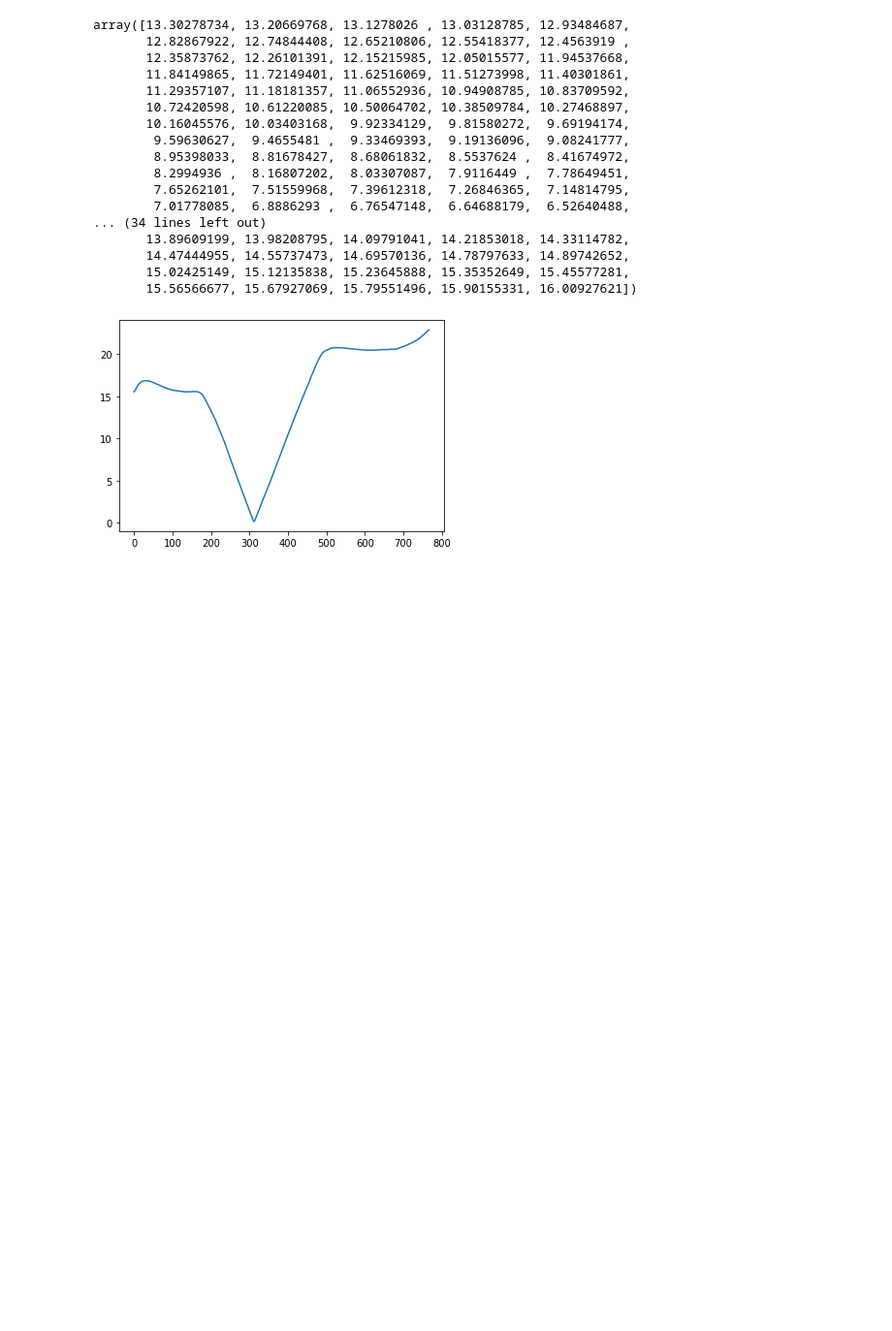
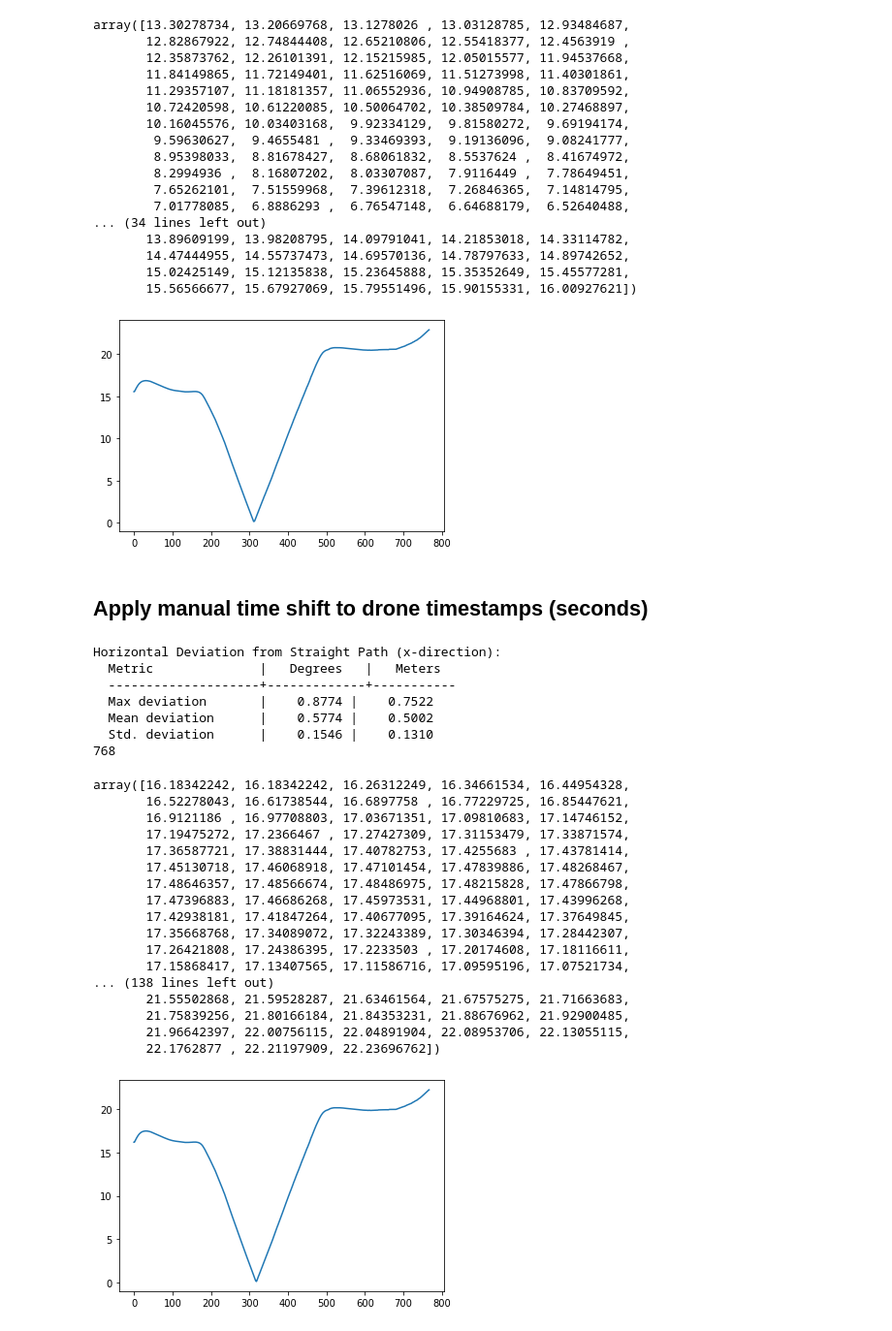
Before and after one commit to WVURAIL/DigitalNoiseSource, a Jupyter notebook: data_analysis_notebooks/Drone_Angle_Code.ipynb, the cells around one changed output. Shown at 97% size. Saved outputs shown, nothing was run; the diff lists cells and outputs as text; code cells hidden in the pictures; blank space fills up the shorter version.

Commit message:
Added manual offset code in function

```diff
--- a/data_analysis_notebooks/Drone_Angle_Code.ipynb
+++ b/data_analysis_notebooks/Drone_Angle_Code.ipynb
@@ -165,3 +165,5 @@ array([13.30278734, 13.20669768, 13.1278026 , 13.03128785, 12.93484687,
        15.02425149, 15.12135838, 15.23645888, 15.35352649, 15.45577281,
        15.56566677, 15.67927069, 15.79551496, 15.90155331, 16.00927621])
 [figure]
+# %% [markdown]
+## Apply manual time shift to drone timestamps (seconds)
@@ -167,0 +338,47 @@ array([13.30278734, 13.20669768, 13.1278026 , 13.03128785, 12.93484687,
+# %%
+drone_data_path = "/Users/kalyanibhopi94/Documents/research/Projects/digital_cal_source/data_processed/YaleApr2025_drone_files/Apr-12th-2025-03-58PM-Flight-Airdata.csv"
+corr_data_path = "/Users/kalyanibhopi94/Documents/research/Projects/digital_cal_source/data_raw/iceboard_data/corr_data/20250412T194037Z_WVUc52/corr/20250412T194134Z"
+dish_loc = [41.31900474, -72.92132617, 25]
+
+# Compute angles using the simplified function
+drone_angles = drone_angles_for_corr_range_simple(
+    dish_location=dish_loc,
+    drone_file=drone_data_path,
+    corr_data_directory=corr_data_path,
+    start_file=101,
+    stop_file=104,
+    use_ctime=True,
+    output='degrees',
+    manual_drone_time_offset_s=0.0
+)
+
+# Preview first few angles
+plt.plot(drone_angles)
+print(len(drone_angles))
+drone_angles
+# %% [output]
+Horizontal Deviation from Straight Path (x-direction):
+  Metric              |   Degrees   |   Meters
+  --------------------+-------------+-----------
+  Max deviation       |    0.8774 |    0.7522
+  Mean deviation      |    0.5774 |    0.5002
+  Std. deviation      |    0.1546 |    0.1310
+768
+array([16.18342242, 16.18342242, 16.26312249, 16.34661534, 16.44954328,
+       16.52278043, 16.61738544, 16.6897758 , 16.77229725, 16.85447621,
+       16.9121186 , 16.97708803, 17.03671351, 17.09810683, 17.14746152,
+       17.19475272, 17.2366467 , 17.27427309, 17.31153479, 17.33871574,
+       17.36587721, 17.38831444, 17.40782753, 17.4255683 , 17.43781414,
+       17.45130718, 17.46068918, 17.47101454, 17.47839886, 17.48268467,
+       17.48646357, 17.48566674, 17.48486975, 17.48215828, 17.47866798,
+       17.47396883, 17.46686268, 17.45973531, 17.44968801, 17.43996268,
+       17.42938181, 17.41847264, 17.40677095, 17.39164624, 17.37649845,
+       17.35668768, 17.34089072, 17.32243389, 17.30346394, 17.28442307,
+       17.26421808, 17.24386395, 17.2233503 , 17.20174608, 17.18116611,
+       17.15868417, 17.13407565, 17.11586716, 17.09595196, 17.07521734,
+... (138 lines left out)
+       21.55502868, 21.59528287, 21.63461564, 21.67575275, 21.71663683,
+       21.75839256, 21.80166184, 21.84353231, 21.88676962, 21.92900485,
+       21.96642397, 22.00756115, 22.04891904, 22.08953706, 22.13055115,
+       22.1762877 , 22.21197909, 22.23696762])
+[figure, added]
```
Also changed, not shown: parts of 1 cell of this notebook.
